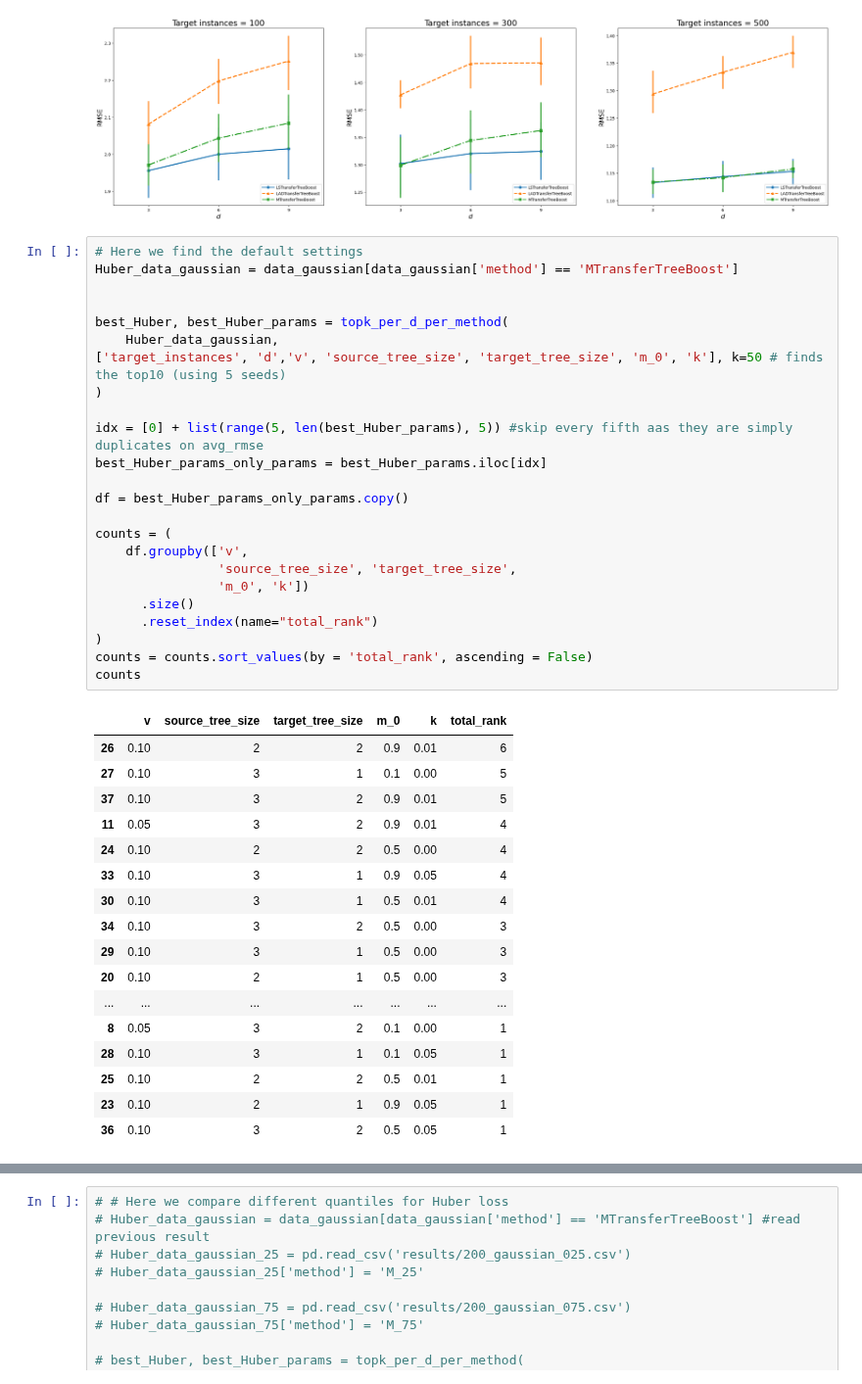
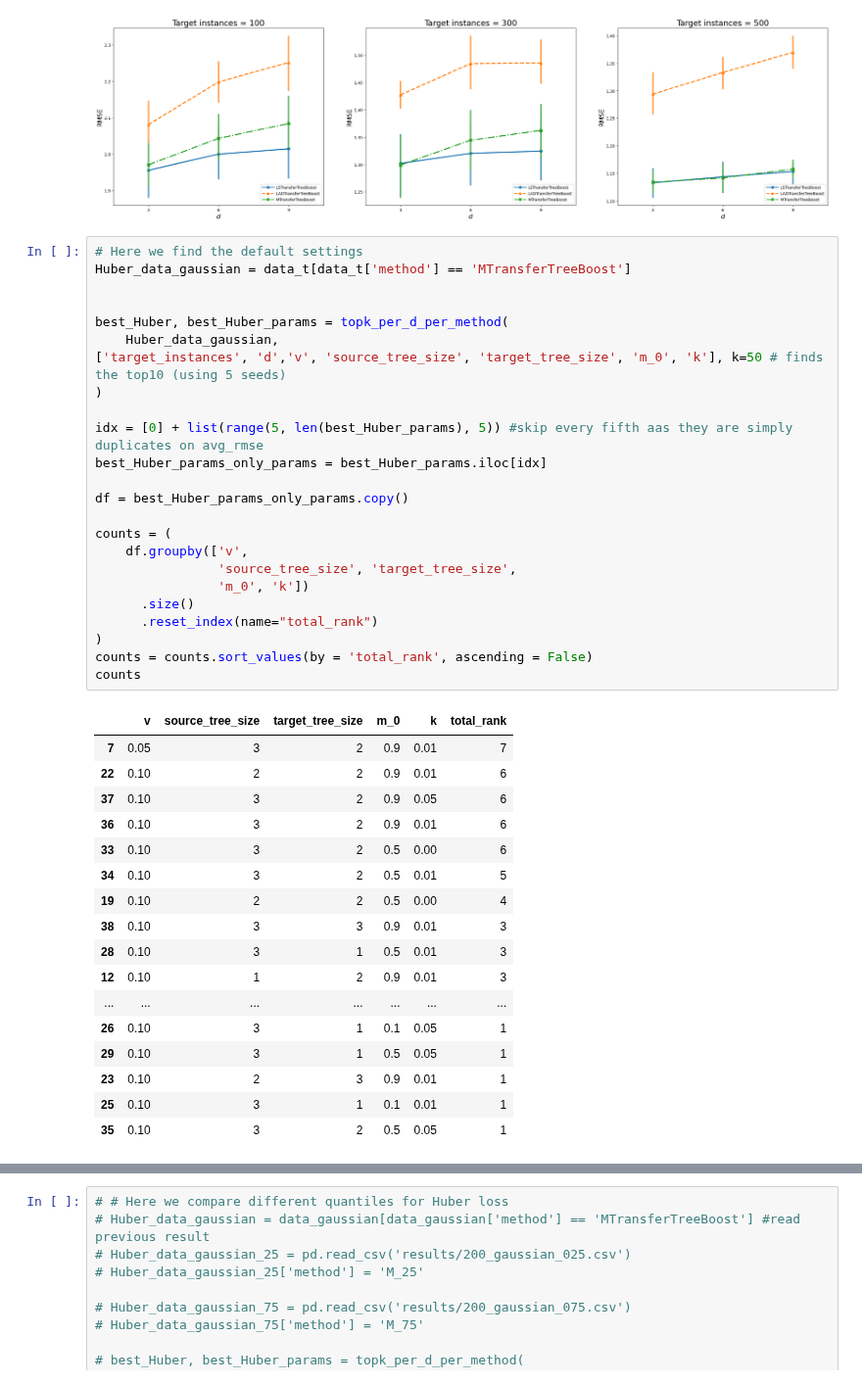
Before and after one commit to DageBjorne/transfertreeboost, a Jupyter notebook: friedman1_simul/viz_ls_lad_huber.ipynb, the cells around one changed output, grey strips where cells are left out. Shown at 98% size. Drawn from its saved outputs; the diff is of its cells as text.

```diff
--- a/friedman1_simul/viz_ls_lad_huber.ipynb
+++ b/friedman1_simul/viz_ls_lad_huber.ipynb
@@ -128,46 +128,46 @@ plt.show()
 [figure]
 # %%
 # Here we find the default settings
-Huber_data_gaussian = data_gaussian[data_gaussian['method'] == 'MTransferTreeBoost']
+Huber_data_gaussian = data_t[data_t['method'] == 'MTransferTreeBoost']
 
 
 best_Huber, best_Huber_params = topk_per_d_per_method(
     Huber_data_gaussian,
 ['target_instances', 'd','v', 'source_tree_size', 'target_tree_size', 'm_0', 'k'], k=50 # finds the top10 (using 5 seeds)
 )
 
 idx = [0] + list(range(5, len(best_Huber_params), 5)) #skip every fifth aas they are simply duplicates on avg_rmse
 best_Huber_params_only_params = best_Huber_params.iloc[idx]
 
 df = best_Huber_params_only_params.copy()
 
 counts = (
     df.groupby(['v',
                 'source_tree_size', 'target_tree_size',
                 'm_0', 'k'])
       .size()
       .reset_index(name="total_rank")
 )
 counts = counts.sort_values(by = 'total_rank', ascending = False)
 counts
 # %% [output]
 |  | v | source_tree_size | target_tree_size | m_0 | k | total_rank |
-| 26 | 0.10 | 2 | 2 | 0.9 | 0.01 | 6 |
-| 27 | 0.10 | 3 | 1 | 0.1 | 0.00 | 5 |
-| 37 | 0.10 | 3 | 2 | 0.9 | 0.01 | 5 |
-| 11 | 0.05 | 3 | 2 | 0.9 | 0.01 | 4 |
-| 24 | 0.10 | 2 | 2 | 0.5 | 0.00 | 4 |
-| 33 | 0.10 | 3 | 1 | 0.9 | 0.05 | 4 |
-| 30 | 0.10 | 3 | 1 | 0.5 | 0.01 | 4 |
-| 34 | 0.10 | 3 | 2 | 0.5 | 0.00 | 3 |
-| 29 | 0.10 | 3 | 1 | 0.5 | 0.00 | 3 |
-| 20 | 0.10 | 2 | 1 | 0.5 | 0.00 | 3 |
+| 7 | 0.05 | 3 | 2 | 0.9 | 0.01 | 7 |
+| 22 | 0.10 | 2 | 2 | 0.9 | 0.01 | 6 |
+| 37 | 0.10 | 3 | 2 | 0.9 | 0.05 | 6 |
+| 36 | 0.10 | 3 | 2 | 0.9 | 0.01 | 6 |
+| 33 | 0.10 | 3 | 2 | 0.5 | 0.00 | 6 |
+| 34 | 0.10 | 3 | 2 | 0.5 | 0.01 | 5 |
+| 19 | 0.10 | 2 | 2 | 0.5 | 0.00 | 4 |
+| 38 | 0.10 | 3 | 3 | 0.9 | 0.01 | 3 |
+| 28 | 0.10 | 3 | 1 | 0.5 | 0.01 | 3 |
+| 12 | 0.10 | 1 | 2 | 0.9 | 0.01 | 3 |
 | ... | ... | ... | ... | ... | ... | ... |
-| 8 | 0.05 | 3 | 2 | 0.1 | 0.00 | 1 |
-| 28 | 0.10 | 3 | 1 | 0.1 | 0.05 | 1 |
-| 25 | 0.10 | 2 | 2 | 0.5 | 0.01 | 1 |
-| 23 | 0.10 | 2 | 1 | 0.9 | 0.05 | 1 |
-| 36 | 0.10 | 3 | 2 | 0.5 | 0.05 | 1 |
+| 26 | 0.10 | 3 | 1 | 0.1 | 0.05 | 1 |
+| 29 | 0.10 | 3 | 1 | 0.5 | 0.05 | 1 |
+| 23 | 0.10 | 2 | 3 | 0.9 | 0.01 | 1 |
+| 25 | 0.10 | 3 | 1 | 0.1 | 0.01 | 1 |
+| 35 | 0.10 | 3 | 2 | 0.5 | 0.05 | 1 |
 # %%
 #compare default settings to optimal settings
 default_rows = Huber_data_gaussian[(Huber_data_gaussian['v'] == 0.1) &
```
Also changed, not shown: parts of 5 cells of this notebook, 1 other file.
